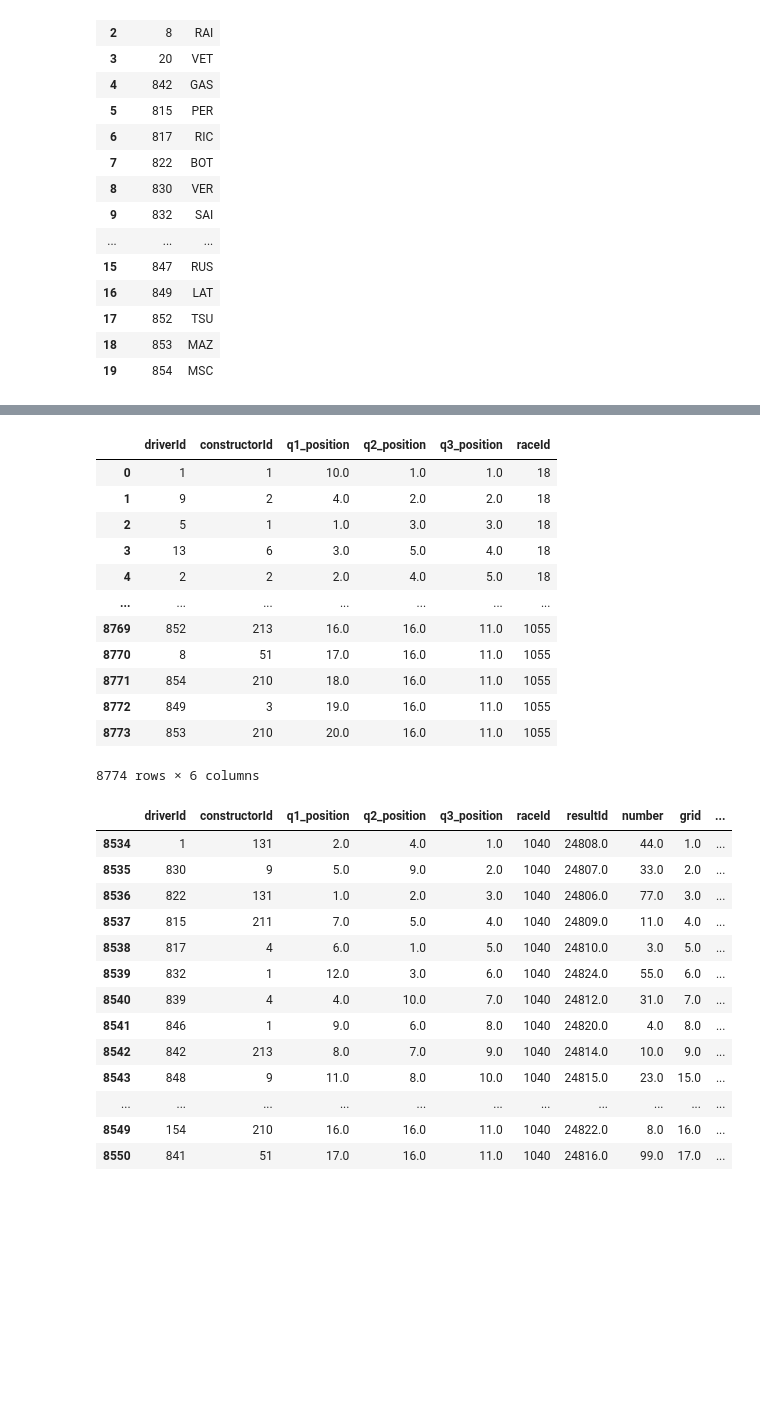
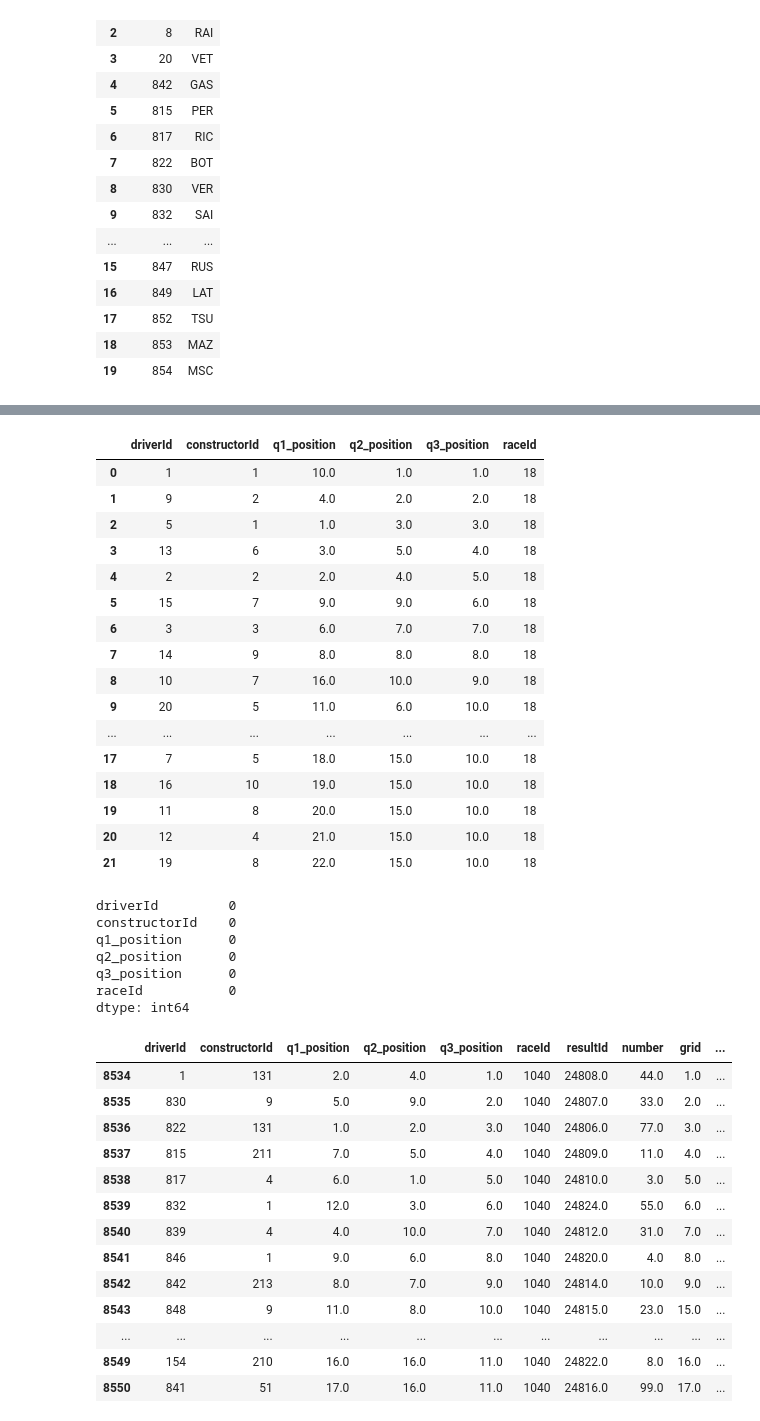
Before and after one commit to shanmu9898/f1-fantasy-predictor, a Jupyter notebook: f1_data_creator.ipynb, the cells around one changed output, grey strips where cells are left out. Drawn from its saved outputs; the diff is of its cells as text; code cells hidden in the pictures; blank space fills up the shorter version.

Commit message:
Moar changes to notebook and data

```diff
--- a/f1_data_creator.ipynb
+++ b/f1_data_creator.ipynb
@@ -91,21 +266,46 @@ test_x["raceId"] = cleaned_positions["raceId"]
+# %%
+def copy_quali_results(df:pd.DataFrame):
+    if df["q2_position"].isna().values.all():
+        df["q2_position"] = df["q1_position"]
+    if df["q3_position"].isna().values.all():
+        df["q3_position"] = df["q2_position"]
+    return df
+# %%
+cleaned_quali_results = test_x.groupby(["raceId"]).apply(copy_quali_results)
+
+# cleaned_quali_results.isna().sum()
 # %%
-qualifying = test_x
+qualifying = cleaned_quali_results
+# %%
+qualifying[qualifying.raceId == 18]
+# %% [output]
+|  | driverId | constructorId | q1_position | q2_position | q3_position | raceId |
+| 0 | 1 | 1 | 10.0 | 1.0 | 1.0 | 18 |
+| 1 | 9 | 2 | 4.0 | 2.0 | 2.0 | 18 |
+| 2 | 5 | 1 | 1.0 | 3.0 | 3.0 | 18 |
+| 3 | 13 | 6 | 3.0 | 5.0 | 4.0 | 18 |
+| 4 | 2 | 2 | 2.0 | 4.0 | 5.0 | 18 |
+| 5 | 15 | 7 | 9.0 | 9.0 | 6.0 | 18 |
+| 6 | 3 | 3 | 6.0 | 7.0 | 7.0 | 18 |
+| 7 | 14 | 9 | 8.0 | 8.0 | 8.0 | 18 |
+| 8 | 10 | 7 | 16.0 | 10.0 | 9.0 | 18 |
+| 9 | 20 | 5 | 11.0 | 6.0 | 10.0 | 18 |
+| ... | ... | ... | ... | ... | ... | ... |
+| 17 | 7 | 5 | 18.0 | 15.0 | 10.0 | 18 |
+| 18 | 16 | 10 | 19.0 | 15.0 | 10.0 | 18 |
+| 19 | 11 | 8 | 20.0 | 15.0 | 10.0 | 18 |
+| 20 | 12 | 4 | 21.0 | 15.0 | 10.0 | 18 |
+| 21 | 19 | 8 | 22.0 | 15.0 | 10.0 | 18 |
 # %%
-qualifying
+qualifying.isna().sum()
 # %% [output]
-|  | driverId | constructorId | q1_position | q2_position | q3_position | raceId |
-| 0 | 1 | 1 | 10.0 | 1.0 | 1.0 | 18 |
-| 1 | 9 | 2 | 4.0 | 2.0 | 2.0 | 18 |
-| 2 | 5 | 1 | 1.0 | 3.0 | 3.0 | 18 |
-| 3 | 13 | 6 | 3.0 | 5.0 | 4.0 | 18 |
-| 4 | 2 | 2 | 2.0 | 4.0 | 5.0 | 18 |
-| ... | ... | ... | ... | ... | ... | ... |
-| 8769 | 852 | 213 | 16.0 | 16.0 | 11.0 | 1055 |
-| 8770 | 8 | 51 | 17.0 | 16.0 | 11.0 | 1055 |
-| 8771 | 854 | 210 | 18.0 | 16.0 | 11.0 | 1055 |
-| 8772 | 849 | 3 | 19.0 | 16.0 | 11.0 | 1055 |
-| 8773 | 853 | 210 | 20.0 | 16.0 | 11.0 | 1055 |
-8774 rows × 6 columns
+driverId         0
+constructorId    0
+q1_position      0
+q2_position      0
+q3_position      0
+raceId           0
+dtype: int64
 # %%
 quali_w_results = qualifying.merge(
     race_results,
```
Also changed, not shown: parts of 21 cells of this notebook, 1 other file.
